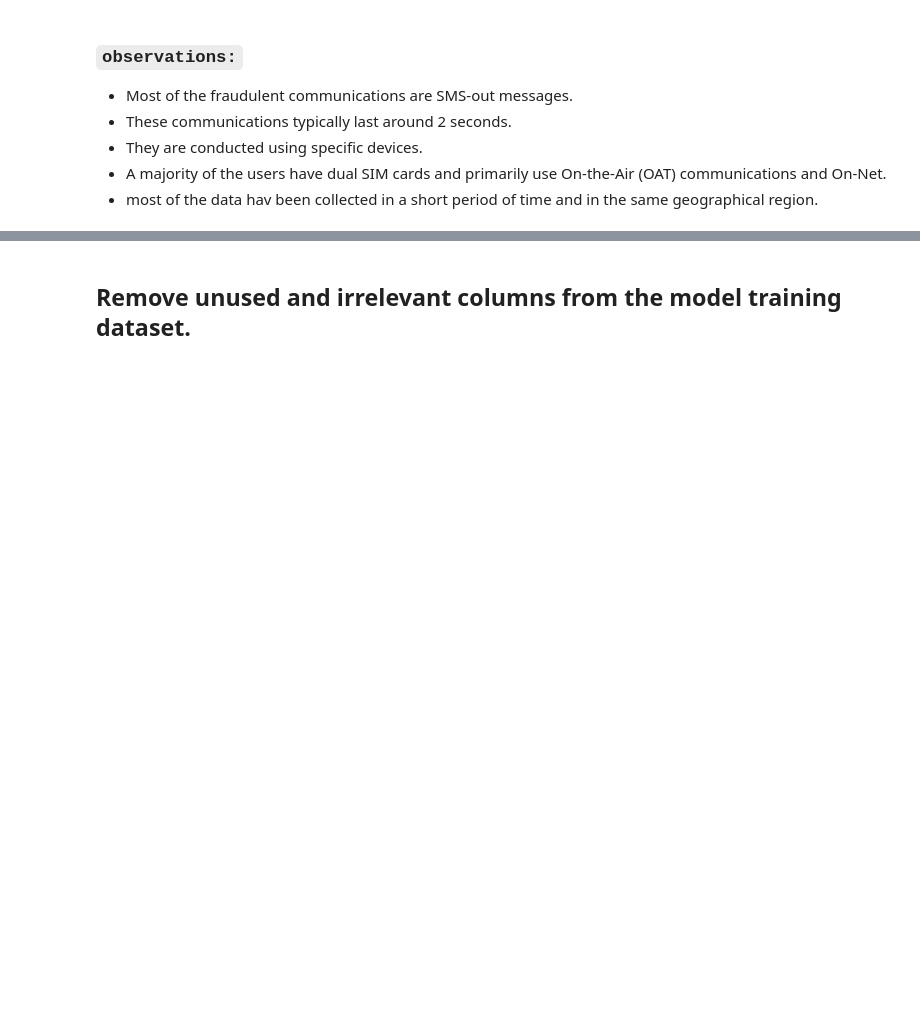
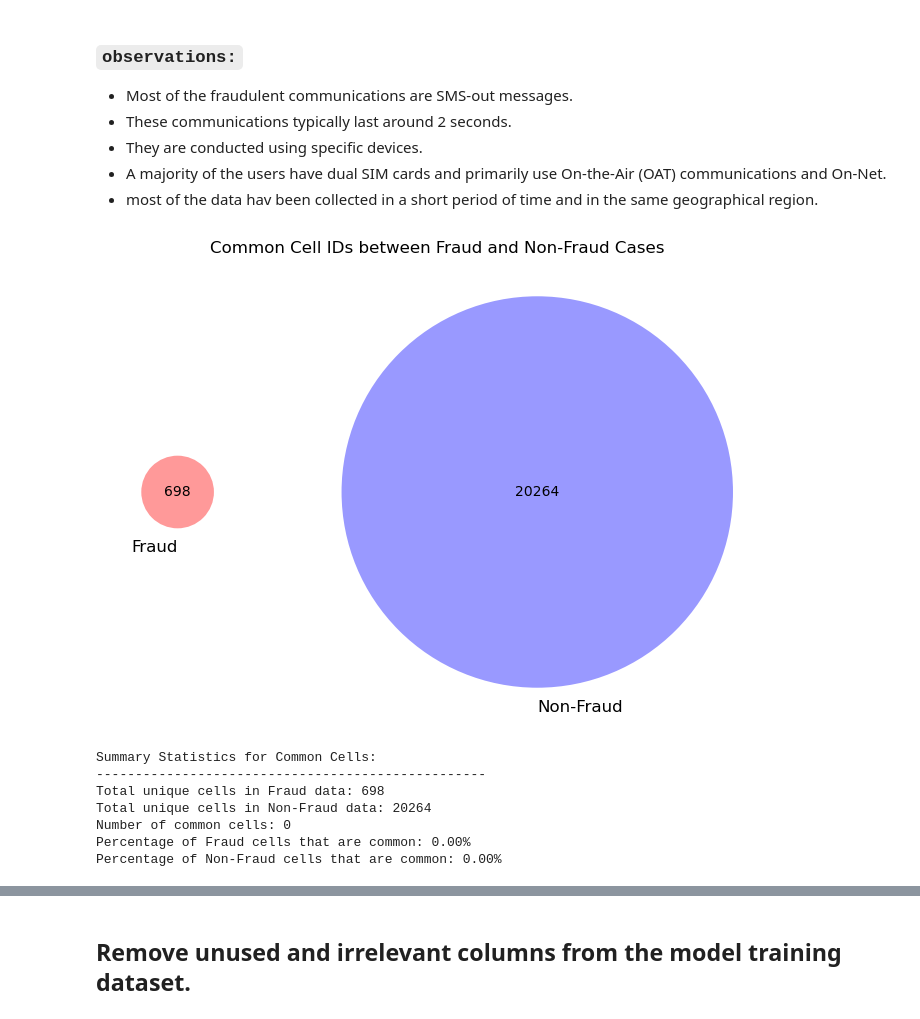
Before and after one commit to Hyp3rDM/djezzy-fraud, a Jupyter notebook: notebooks/2-EDA.ipynb, the cells around one changed output, grey strips where cells are left out. Cells and saved outputs as stored; diff of their text form; code cells hidden in the pictures; blank space fills up the shorter version.

Commit message:
added venn diagrams

```diff
--- a/notebooks/2-EDA.ipynb
+++ b/notebooks/2-EDA.ipynb
@@ -703,3 +686,41 @@ the PCA analysis confirms the previous observations and assumption made before r
 - They are conducted using specific devices.
 - A majority of the users have dual SIM cards and primarily use On-the-Air (OAT) communications and On-Net.
 - most of the data hav been collected in a short period of time and in the same geographical region.
+# %%
+
+
+# Get unique cell_ids from both datasets
+fraud_cells = set(fraud['cell_id'])
+non_fraud_cells = set(non_fraud['cell_id'])
+
+# Find common cell_ids
+common_cells = fraud_cells.intersection(non_fraud_cells)
+
+# Create visualization
+plt.figure(figsize=(12, 6))
+
+# Venn diagram
+from matplotlib_venn import venn2
+venn2([fraud_cells, non_fraud_cells],
+      set_labels=('Fraud', 'Non-Fraud'),
+      set_colors=('red', 'blue'))
+plt.title('Common Cell IDs between Fraud and Non-Fraud Cases')
+plt.show()
+
+# Print summary statistics
+print("\nSummary Statistics for Common Cells:")
+print("-" * 50)
+print(f"Total unique cells in Fraud data: {len(fraud_cells)}")
+print(f"Total unique cells in Non-Fraud data: {len(non_fraud_cells)}")
+print(f"Number of common cells: {len(common_cells)}")
+print(f"Percentage of Fraud cells that are common: {(len(common_cells)/len(fraud_cells))*100:.2f}%")
+print(f"Percentage of Non-Fraud cells that are common: {(len(common_cells)/len(non_fraud_cells))*100:.2f}%")
+# %% [output]
+[figure, added]
+Summary Statistics for Common Cells:
+--------------------------------------------------
+Total unique cells in Fraud data: 698
+Total unique cells in Non-Fraud data: 20264
+Number of common cells: 0
+Percentage of Fraud cells that are common: 0.00%
+Percentage of Non-Fraud cells that are common: 0.00%
```
Also changed, not shown: parts of 6 cells of this notebook.
